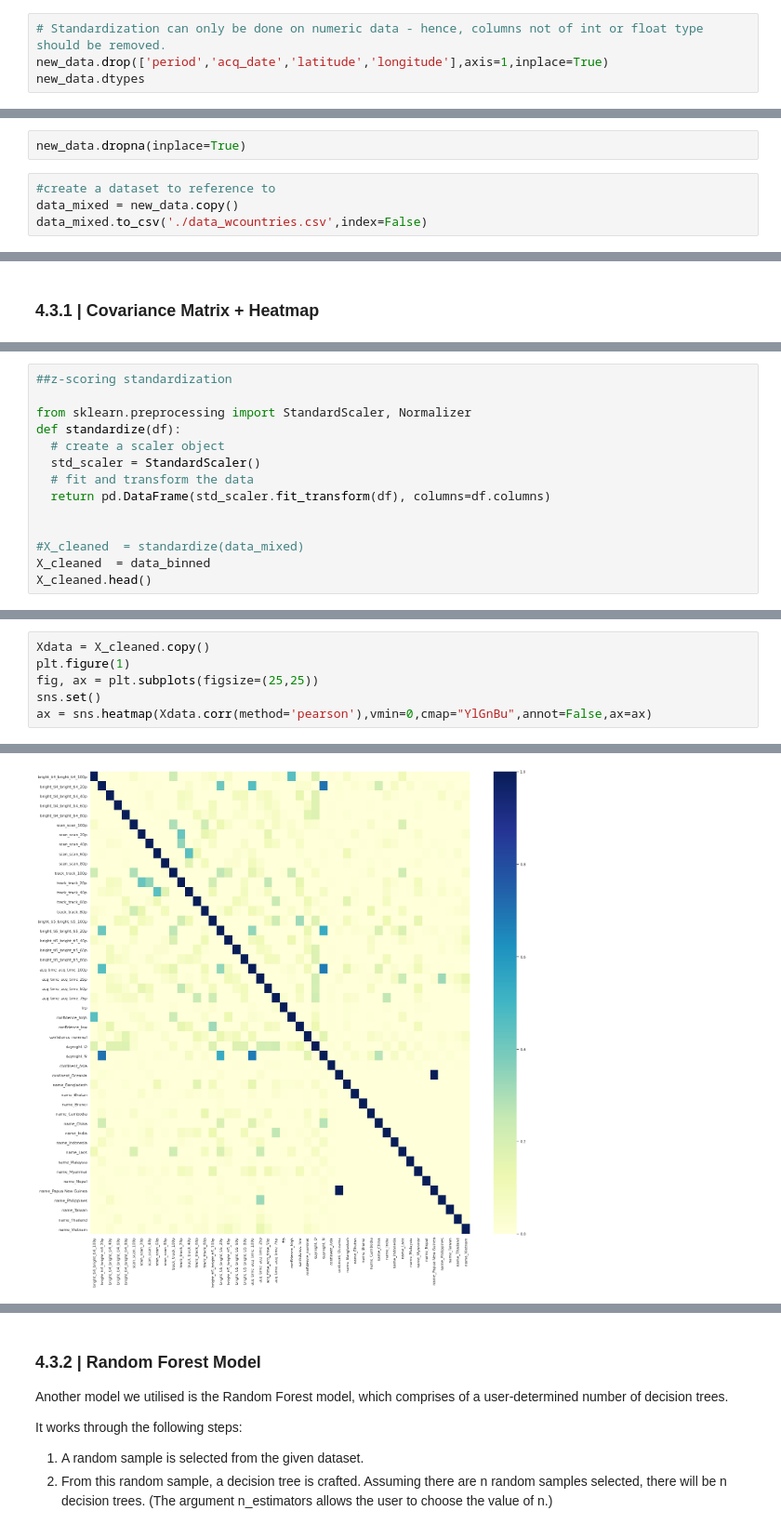
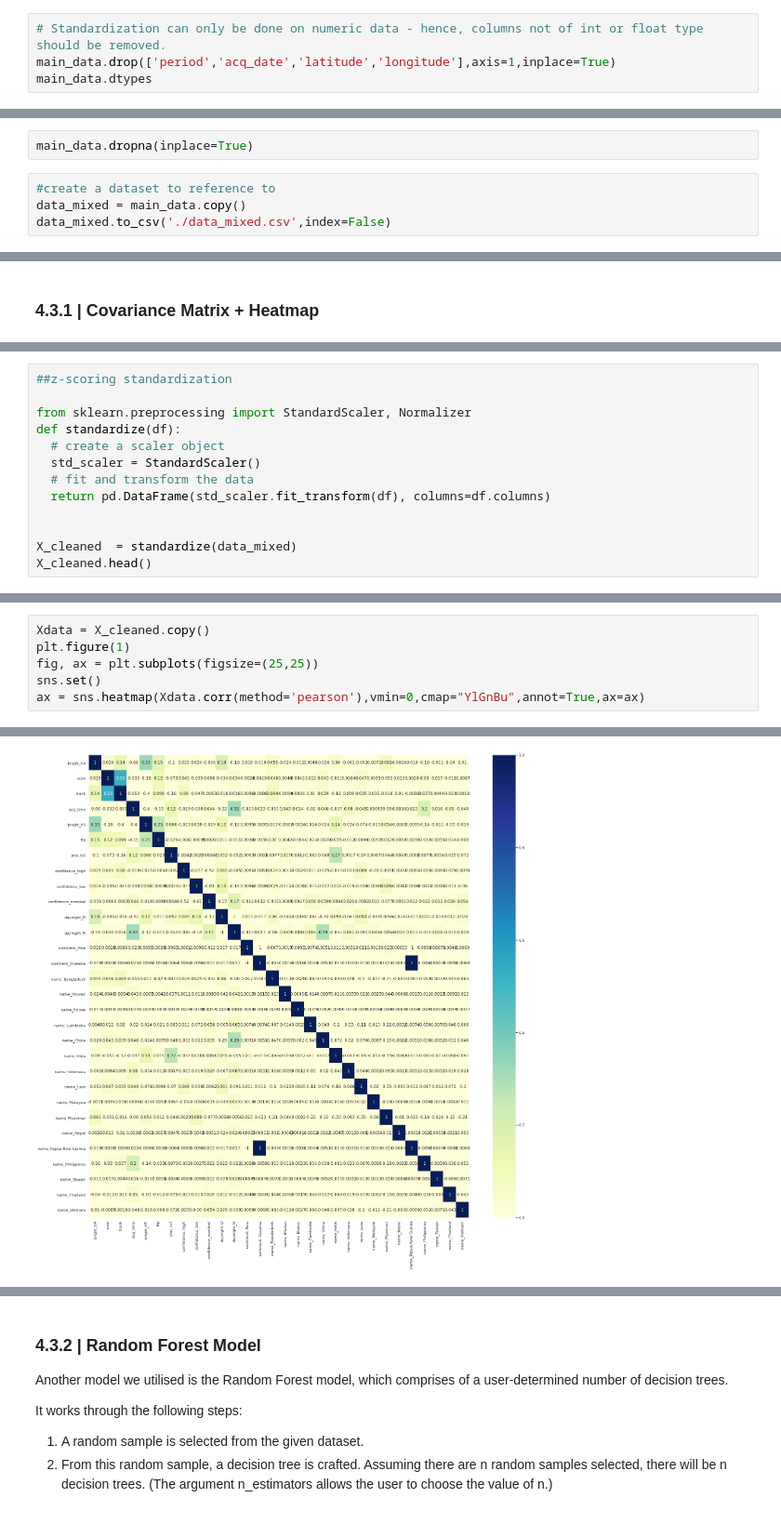
Before and after one commit to xwatermelon/Group3_CE9010_2021, a Jupyter notebook: Project (5) (3).ipynb, the cells around one changed output, grey strips where cells are left out. Shown at 93% size. Drawn from its saved outputs; the diff is of its cells as text.

```diff
--- a/Project (5) (3).ipynb
+++ b/Project (5) (3).ipynb
@@ -600,8 +615,8 @@ name_Vietnam                    float64
 dtype: object
 # %%
 # Standardization can only be done on numeric data - hence, columns not of int or float type should be removed.
-new_data.drop(['period','acq_date','latitude','longitude'],axis=1,inplace=True)
-new_data.dtypes
+main_data.drop(['period','acq_date','latitude','longitude'],axis=1,inplace=True)
+main_data.dtypes
 # %% [output]
 bright_ti4               float64
 scan                     float64
@@ -621,11 +636,11 @@ name_Thailand            float64
 name_Vietnam             float64
 dtype: object
 # %%
-new_data.dropna(inplace=True)
+main_data.dropna(inplace=True)
 # %%
 #create a dataset to reference to
-data_mixed = new_data.copy()
-data_mixed.to_csv('./data_wcountries.csv',index=False)
+data_mixed = main_data.copy()
+data_mixed.to_csv('./data_mixed.csv',index=False)
 # %%
 data_mixed.head()
 # %% [output]
@@ -757,7 +776,6 @@ def standardize(df):
   return pd.DataFrame(std_scaler.fit_transform(df), columns=df.columns)
 
 
-#X_cleaned  = standardize(data_mixed)
-X_cleaned  = data_binned
+X_cleaned  = standardize(data_mixed)
 X_cleaned.head()
 # %% [output]
@@ -770,9 +788,9 @@ X_cleaned.head()
 # %%
 Xdata = X_cleaned.copy()
 plt.figure(1)
 fig, ax = plt.subplots(figsize=(25,25))
 sns.set()
-ax = sns.heatmap(Xdata.corr(method='pearson'),vmin=0,cmap="YlGnBu",annot=False,ax=ax)
+ax = sns.heatmap(Xdata.corr(method='pearson'),vmin=0,cmap="YlGnBu",annot=True,ax=ax)
 # %% [output]
 <Figure size 432x288 with 0 Axes>
-[figure, old version]
+[figure, new version]
```
Also changed, not shown: parts of 64 cells of this notebook, 11 other files.
